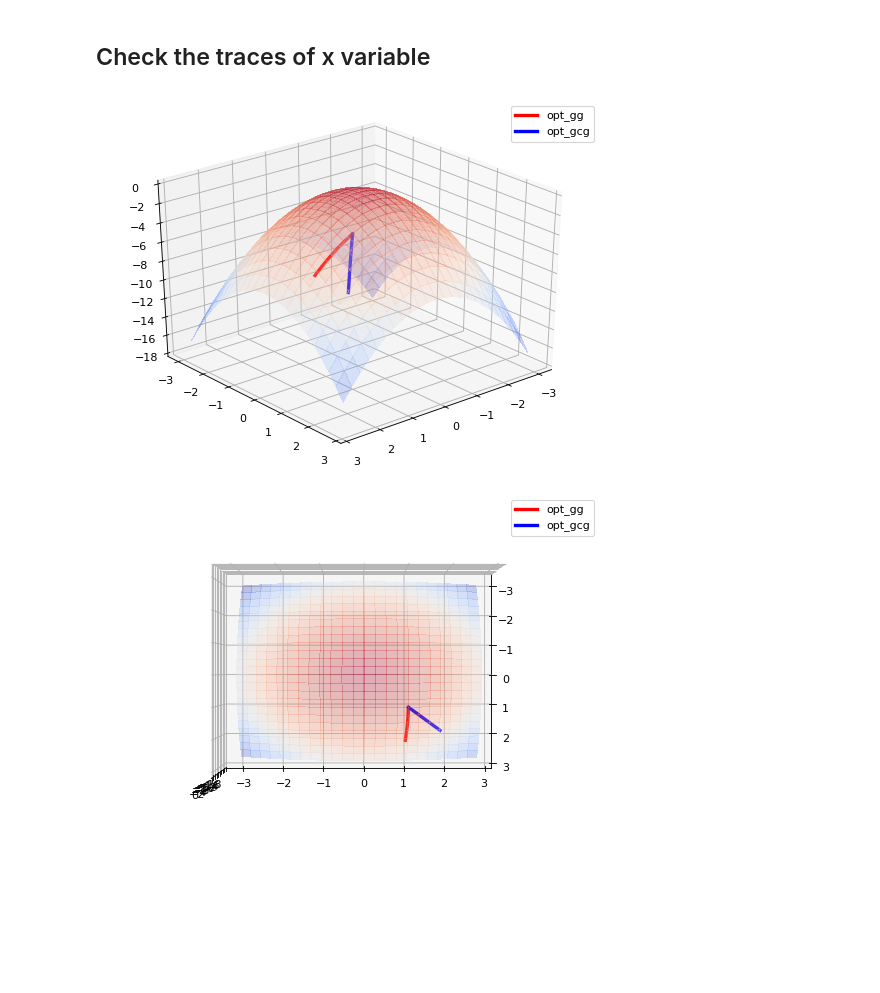
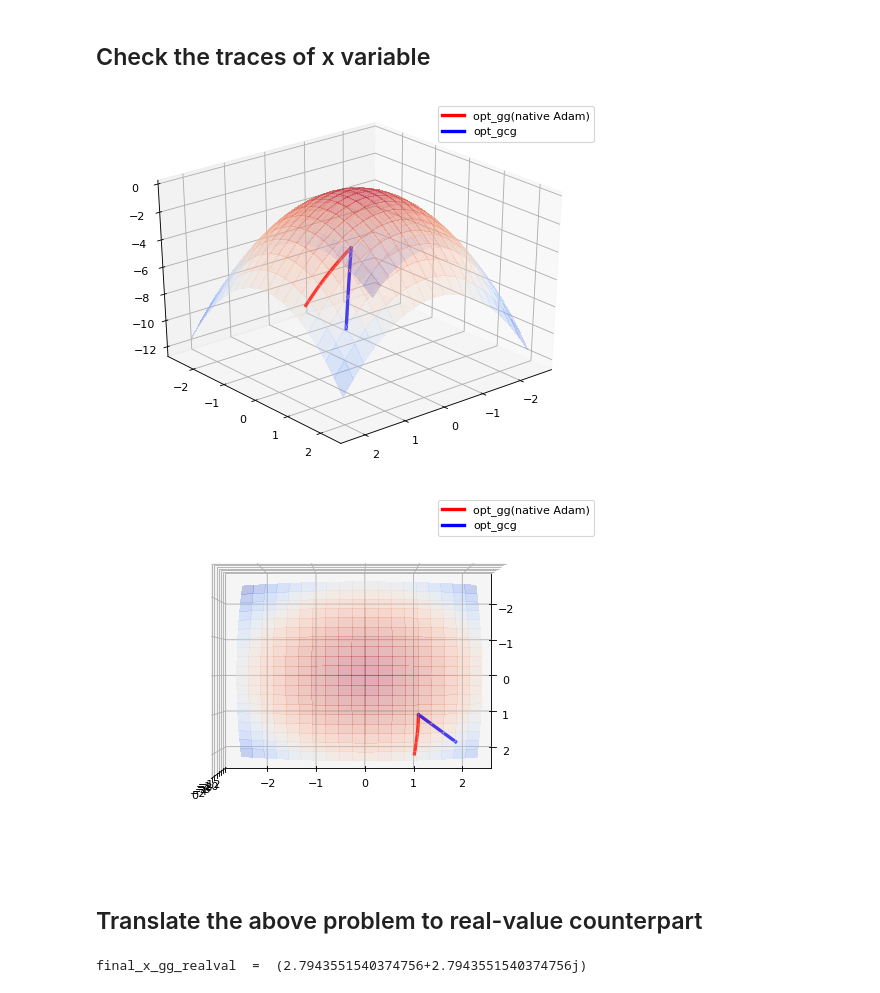
Before and after one commit to remifan/complex_adam, a Jupyter notebook: complex_adam_example.ipynb, the cells around one changed output. Saved outputs shown, nothing was run; the diff lists cells and outputs as text; code cells hidden in the pictures; blank space fills up the shorter version.

Commit message:
add real domain counterpart

```diff
--- a/complex_adam_example.ipynb
+++ b/complex_adam_example.ipynb
@@ -65,21 +65,51 @@ final_x_gcg =  (1.7631966603488112+1.7631966603488112j)
 # %%
 def check_trace(elev=30, azim=50):
     fig = plt.figure(num=None, figsize=(8, 6), dpi=80)
     ax = fig.gca(projection='3d')
     # Make data.
-    re = np.arange(-3, 3, 0.25)
-    im = np.arange(-3, 3, 0.25)
+    re = np.arange(-2.5, 2.5, 0.25)
+    im = np.arange(-2.5, 2.5, 0.25)
     re, im = np.meshgrid(re, im)
     J = -(re**2 + im**2)
     surf = ax.plot_surface(re, im, J, cmap=cm.coolwarm, linewidth=0, antialiased=False, alpha=0.3)
     ax.plot3D(np.real(tr_x_gg),np.imag(tr_x_gg),costfun(tr_x_gg).numpy(), 'r', linewidth=3);
     ax.plot3D(np.real(tr_x_gcg),np.imag(tr_x_gcg),costfun(tr_x_gcg).numpy(), 'b', linewidth=3);
     ax.view_init(elev, azim)
-    ax.legend(["opt_gg", "opt_gcg"])
+    ax.legend(["opt_gg(native Adam)", "opt_gcg"])
     plt.show()
 
 check_trace()
 check_trace(90, 0)
 # %% [output]
-[figure, old version]
+[figure, new version]
-[figure, old version]
+[figure, new version]
+# %% [markdown]
+## Translate the above problem to real-value counterpart
+# %%
+init_xr = np.real(init_x)
+init_xi = np.imag(init_x)
+
+costfun_realval = lambda re,im: -(re**2+im**2) # cost function
+
+with tf.device('/CPU:0'):
+    xr = tf.Variable(init_xr)
+    xi = tf.Variable(init_xi)
+
+def optimize_realval(opt, steps=100):
+    trace_xr = []
+    trace_xi = []
+    for _ in range(steps):
+        with tf.GradientTape() as tape:
+            cost = costfun_realval(xr,xi)
+        grads = tape.gradient(cost , [xr,xi])
+        opt.apply_gradients( zip( grads , [xr,xi] ) )
+        trace_xr = np.append(trace_xr, xr.numpy())
+        trace_xi = np.append(trace_xi, xi.numpy())
+    return trace_xr,trace_xi
+
+tr_xr_gg,tr_xi_gg  = optimize_realval(opt_gg)
+final_xr_gg  = xr.numpy()
+final_xi_gg  = xi.numpy()
+tf.print('final_x_gg_realval  = ', np.complex(final_xr_gg, final_xi_gg))
+# %% [output]
+final_x_gg_realval  =  (2.7943551540374756+2.7943551540374756j)
```
Also changed, not shown: parts of 1 cell of this notebook.
